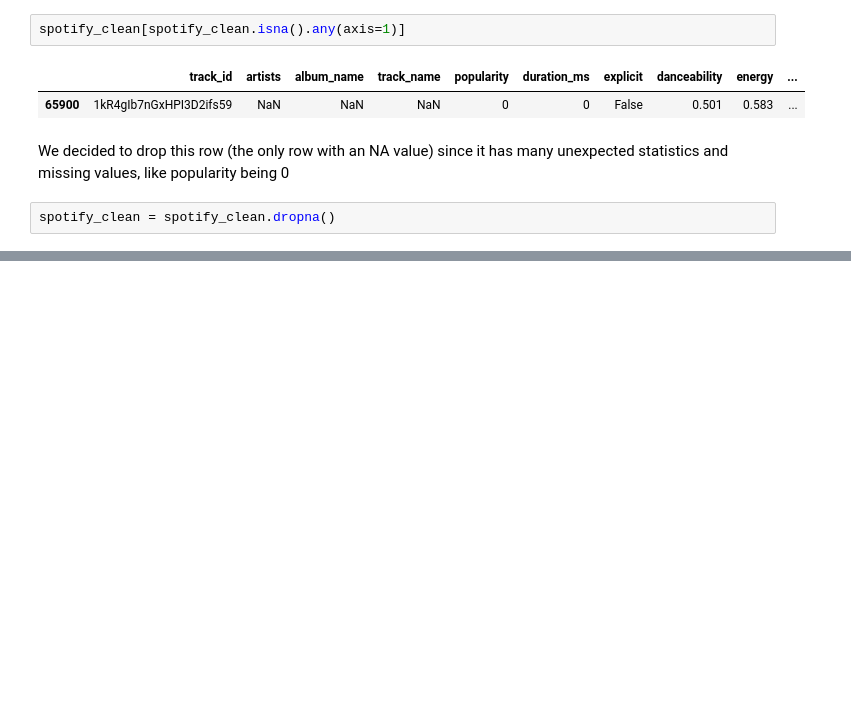
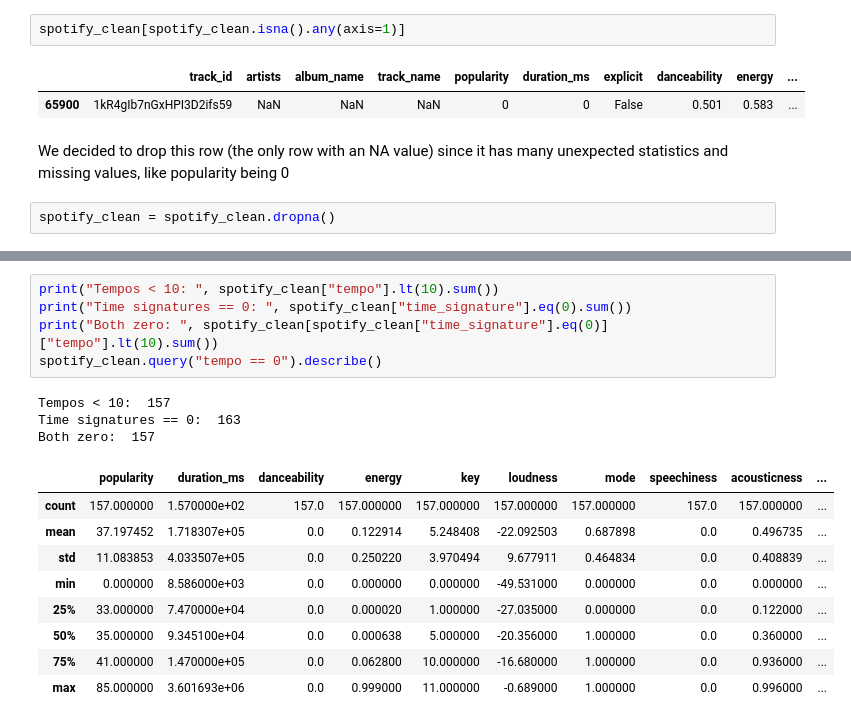
Before and after one commit to ketexon/csm148-spotiflies, a Jupyter notebook: clean.ipynb, the cells around one changed output, grey strips where cells are left out. Cells and saved outputs as stored; diff of their text form; blank space fills up the shorter version.

```diff
--- a/clean.ipynb
+++ b/clean.ipynb
@@ -97,0 +90,18 @@ spotify_clean.drop(columns="duration_ms").plot.box()
+# %%
+print("Tempos < 10: ", spotify_clean["tempo"].lt(10).sum())
+print("Time signatures == 0: ", spotify_clean["time_signature"].eq(0).sum())
+print("Both zero: ", spotify_clean[spotify_clean["time_signature"].eq(0)]["tempo"].lt(10).sum())
+spotify_clean.query("tempo == 0").describe()
+# %% [output]
+Tempos < 10:  157
+Time signatures == 0:  163
+Both zero:  157
+|  | popularity | duration_ms | danceability | energy | key | loudness | mode | speechiness | acousticness | ... |
+| count | 157.000000 | 1.570000e+02 | 157.0 | 157.000000 | 157.000000 | 157.000000 | 157.000000 | 157.0 | 157.000000 | ... |
+| mean | 37.197452 | 1.718307e+05 | 0.0 | 0.122914 | 5.248408 | -22.092503 | 0.687898 | 0.0 | 0.496735 | ... |
+| std | 11.083853 | 4.033507e+05 | 0.0 | 0.250220 | 3.970494 | 9.677911 | 0.464834 | 0.0 | 0.408839 | ... |
+| min | 0.000000 | 8.586000e+03 | 0.0 | 0.000000 | 0.000000 | -49.531000 | 0.000000 | 0.0 | 0.000000 | ... |
+| 25% | 33.000000 | 7.470000e+04 | 0.0 | 0.000020 | 1.000000 | -27.035000 | 0.000000 | 0.0 | 0.122000 | ... |
+| 50% | 35.000000 | 9.345100e+04 | 0.0 | 0.000638 | 5.000000 | -20.356000 | 1.000000 | 0.0 | 0.360000 | ... |
+| 75% | 41.000000 | 1.470000e+05 | 0.0 | 0.062800 | 10.000000 | -16.680000 | 1.000000 | 0.0 | 0.936000 | ... |
+| max | 85.000000 | 3.601693e+06 | 0.0 | 0.999000 | 11.000000 | -0.689000 | 1.000000 | 0.0 | 0.996000 | ... |
```
Also changed, not shown: parts of 6 cells of this notebook.
